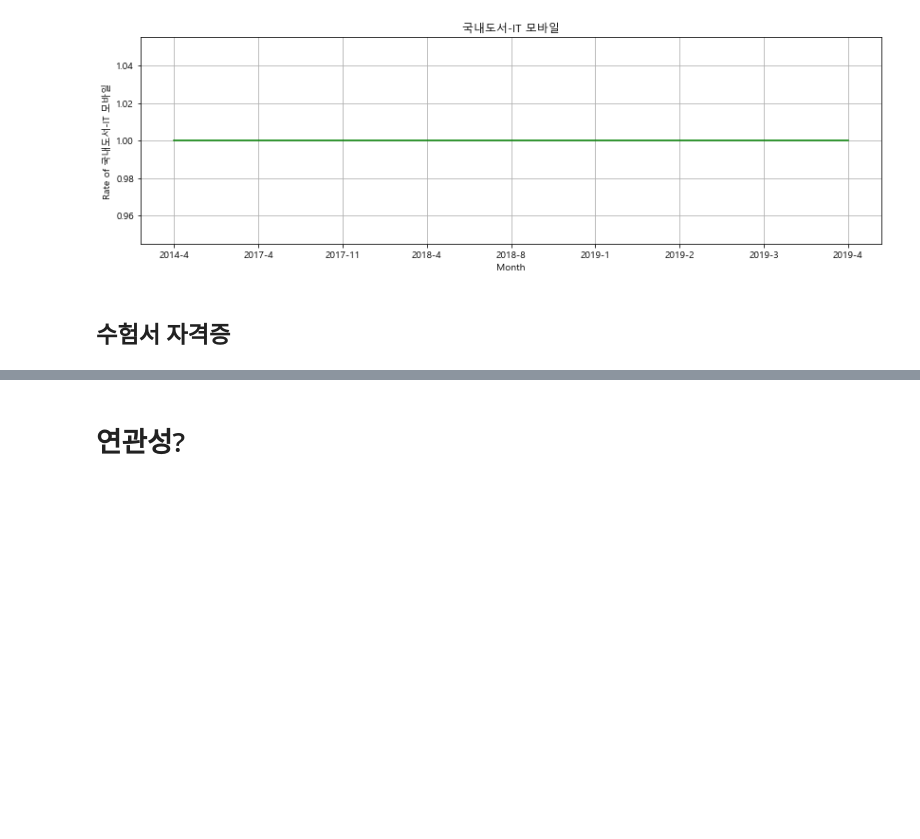
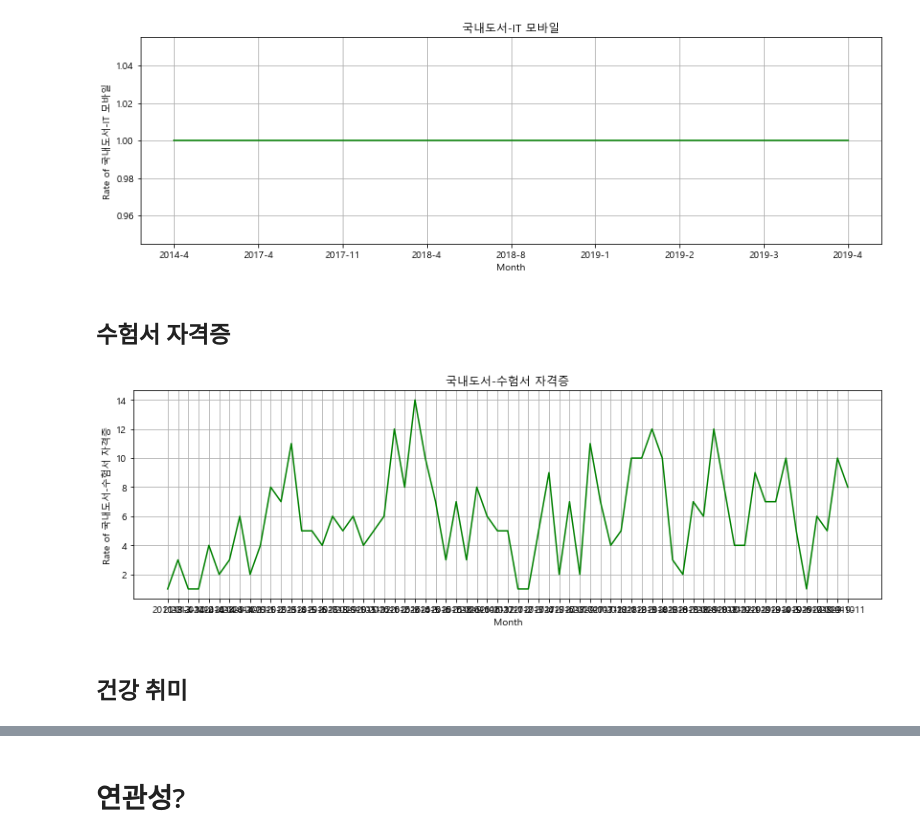
Before and after one commit to twg12/Bestseller-Analysis, a Jupyter notebook: Yes24 Bestseller/Total.ipynb, the cells around one changed output, grey strips where cells are left out. Cells and saved outputs as stored; diff of their text form; code cells hidden in the pictures; blank space fills up the shorter version.

```diff
--- a/Yes24 Bestseller/Total.ipynb
+++ b/Yes24 Bestseller/Total.ipynb
@@ -952,3 +952,22 @@ plt.show()
 [figure]
 # %% [markdown]
 ## 수험서 자격증
+# %%
+Prep = Yes24[Yes24["관리분류"] == '국내도서-수험서 자격증'].groupby(['Year', 'Month']).size().reset_index()
+Prep = Prep.rename(columns={0: "수험서 자격증"})
+Prep['Time-period'] = Prep['Year'].astype(str) + '-' + Prep['Month'].astype(str)
+# %%
+x = Prep['Time-period']
+y = Prep["수험서 자격증"]
+
+plt.plot(x, y, color='g')
+
+plt.title('국내도서-수험서 자격증')
+plt.xlabel('Month')
+plt.ylabel('Rate of 국내도서-수험서 자격증')
+
+plt.show()
+# %% [output]
+[figure, added]
+# %% [markdown]
+## 건강 취미
```
Also changed, not shown: parts of 6 cells of this notebook, 1 other file.
